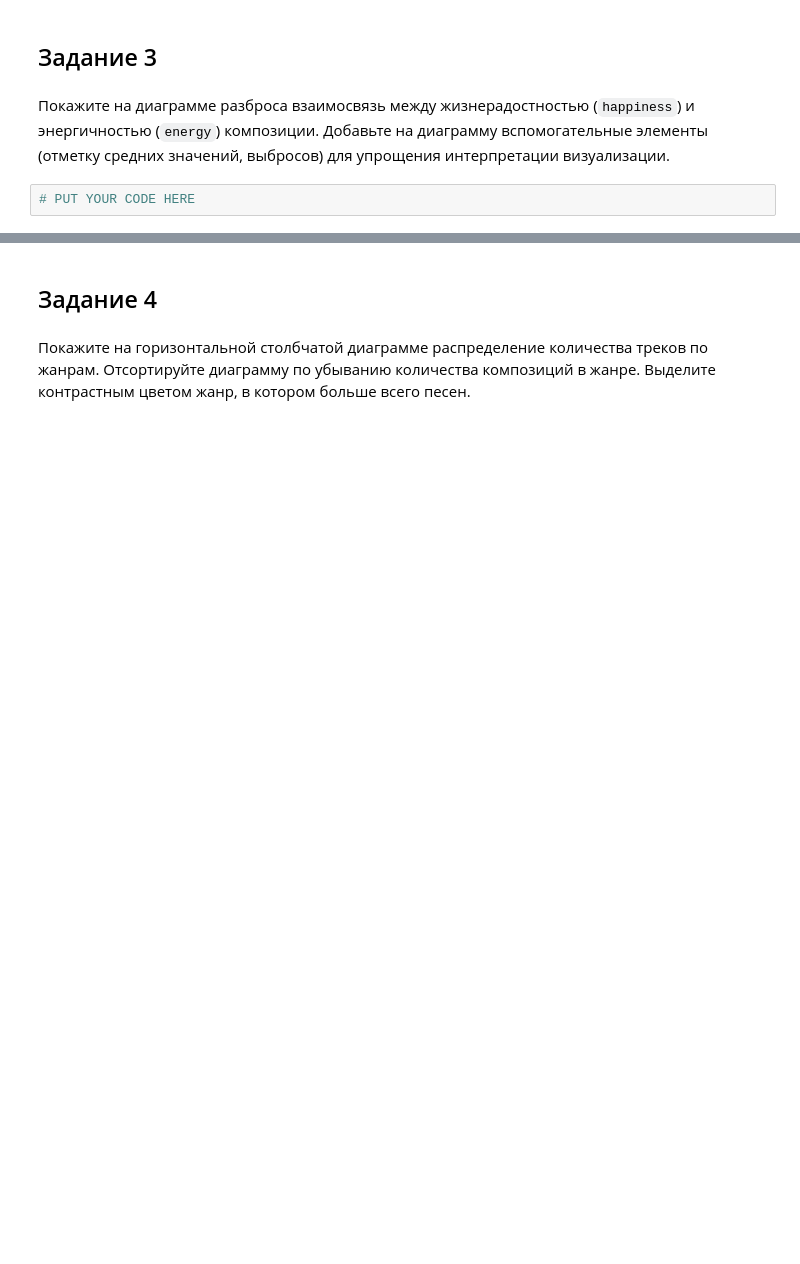
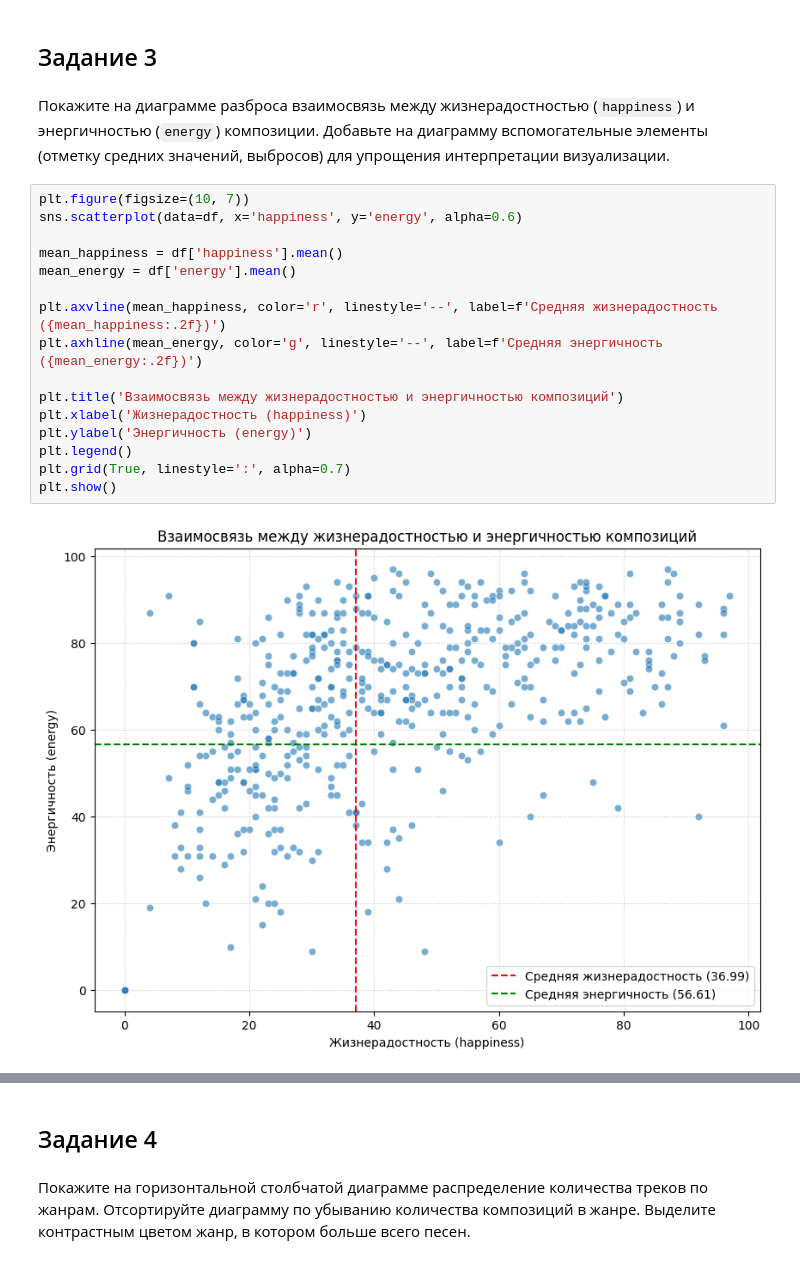
Before and after one commit to Astmatik001/MEVD002, a Jupyter notebook: МЕВД_ЛР2_24_25.ipynb, the cells around one changed output, grey strips where cells are left out. Cells and saved outputs as stored; diff of their text form; blank space fills up the shorter version.

```diff
--- a/МЕВД_ЛР2_24_25.ipynb
+++ b/МЕВД_ЛР2_24_25.ipynb
@@ -113,5 +113,21 @@ fig.show()
 ## Задание 3
 # %% [markdown]
 Покажите на диаграмме разброса взаимосвязь между жизнерадостностью (`happiness`) и энергичностью (`energy`) композиции. Добавьте на диаграмму вспомогательные элементы (отметку средних значений, выбросов) для упрощения интерпретации визуализации.
-# %%
-# PUT YOUR CODE HERE
+# %%
+plt.figure(figsize=(10, 7))
+sns.scatterplot(data=df, x='happiness', y='energy', alpha=0.6)
+
+mean_happiness = df['happiness'].mean()
+mean_energy = df['energy'].mean()
+
+plt.axvline(mean_happiness, color='r', linestyle='--', label=f'Средняя жизнерадостность ({mean_happiness:.2f})')
+plt.axhline(mean_energy, color='g', linestyle='--', label=f'Средняя энергичность ({mean_energy:.2f})')
+
+plt.title('Взаимосвязь между жизнерадостностью и энергичностью композиций')
+plt.xlabel('Жизнерадостность (happiness)')
+plt.ylabel('Энергичность (energy)')
+plt.legend()
+plt.grid(True, linestyle=':', alpha=0.7)
+plt.show()
+# %% [output]
+[figure, added]
```
Also changed, not shown: parts of 14 cells of this notebook.
